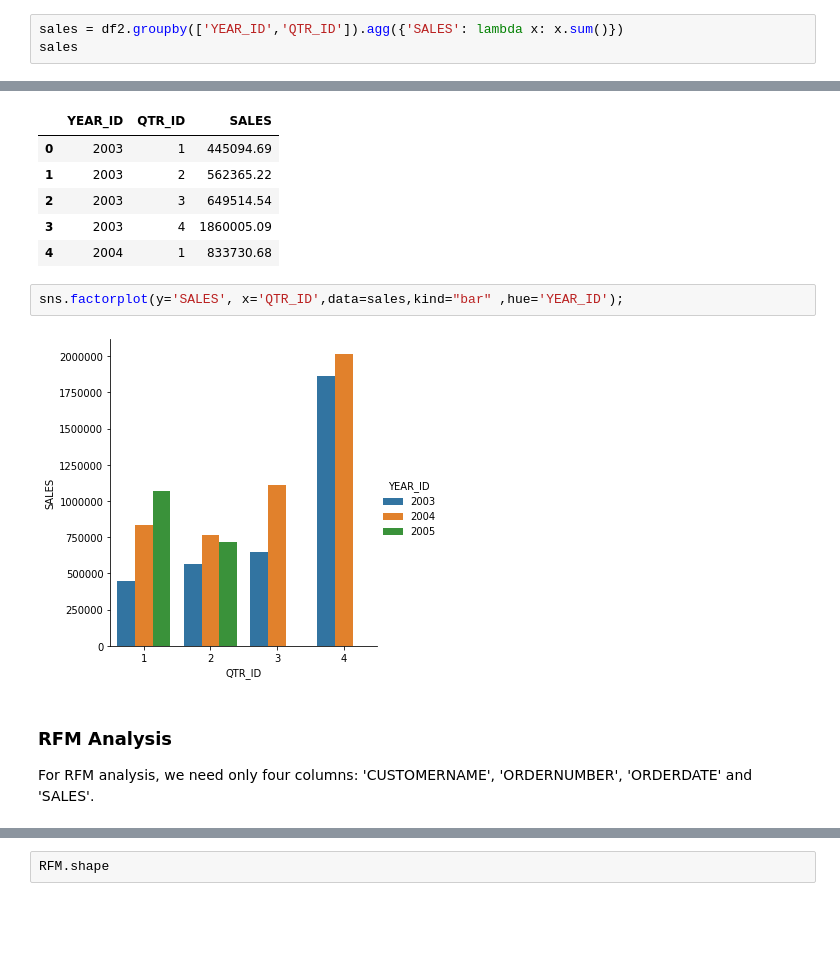
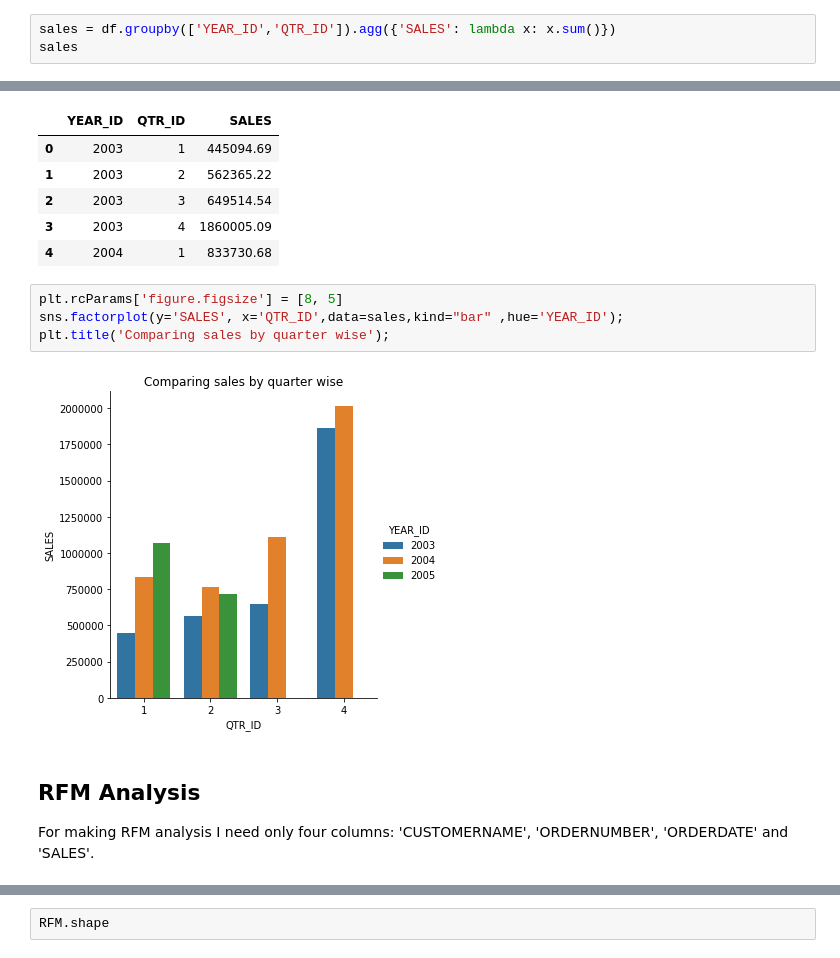
Before and after one commit to aniass/Customer-segmentation, a Jupyter notebook: Customer_segmentation.ipynb, the cells around one changed output, grey strips where cells are left out. Saved outputs shown, nothing was run; the diff lists cells and outputs as text; blank space fills up the shorter version.

```diff
--- a/Customer_segmentation.ipynb
+++ b/Customer_segmentation.ipynb
@@ -214,5 +225,5 @@ Comparing sales for each year(Quaterwise):
 # %%
-sales = df2.groupby(['YEAR_ID','QTR_ID']).agg({'SALES': lambda x: x.sum()})
+sales = df.groupby(['YEAR_ID','QTR_ID']).agg({'SALES': lambda x: x.sum()})
 sales
 # %% [output]
 |  |  | SALES |
@@ -238,12 +249,14 @@ sales.head()
 | 3 | 2003 | 4 | 1860005.09 |
 | 4 | 2004 | 1 | 833730.68 |
 # %%
+plt.rcParams['figure.figsize'] = [8, 5]
 sns.factorplot(y='SALES', x='QTR_ID',data=sales,kind="bar" ,hue='YEAR_ID');
+plt.title('Comparing sales by quarter wise');
 # %% [output]
-[figure, old version]
+[figure, new version]
 # %% [markdown]
-### RFM Analysis
+## RFM Analysis
 
-For RFM analysis, we need only four columns: 'CUSTOMERNAME', 'ORDERNUMBER', 'ORDERDATE' and 'SALES'.
+For making RFM analysis I need only four columns: 'CUSTOMERNAME', 'ORDERNUMBER', 'ORDERDATE' and 'SALES'.
 # %%
 col =['CUSTOMERNAME', 'ORDERNUMBER', 'ORDERDATE', 'SALES']
```
Also changed, not shown: parts of 73 cells of this notebook.
